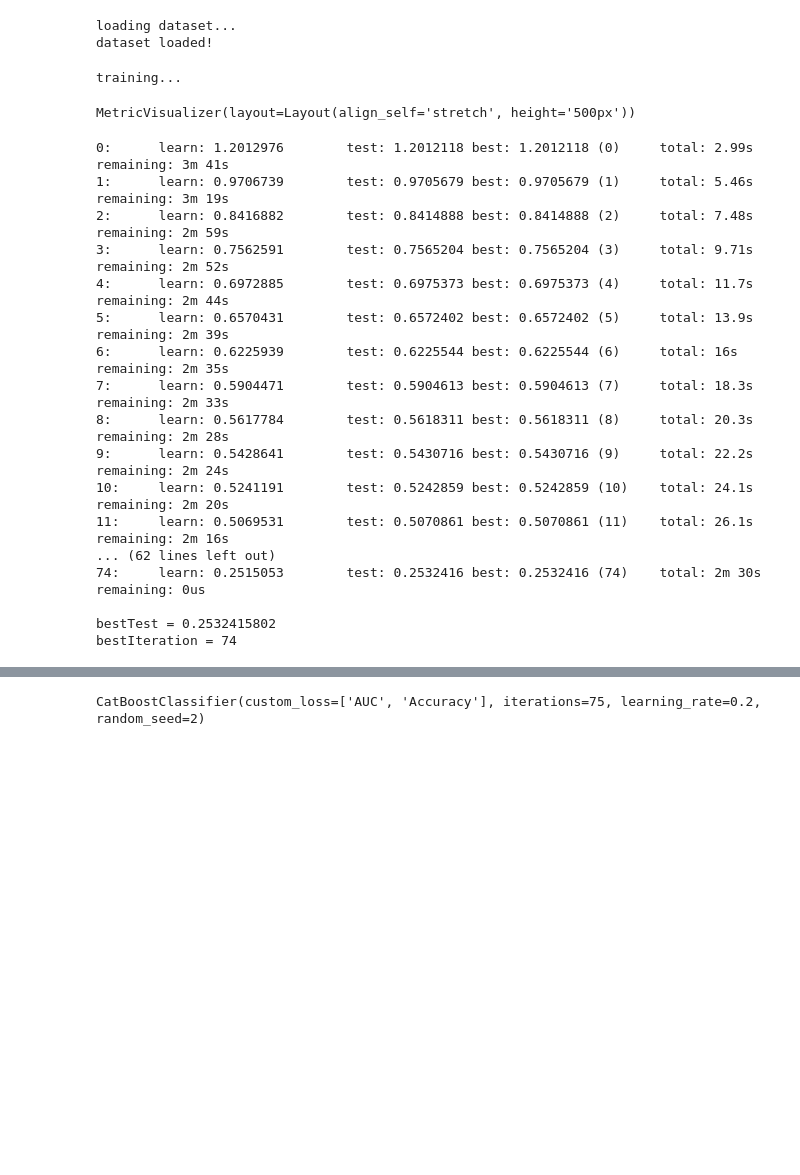
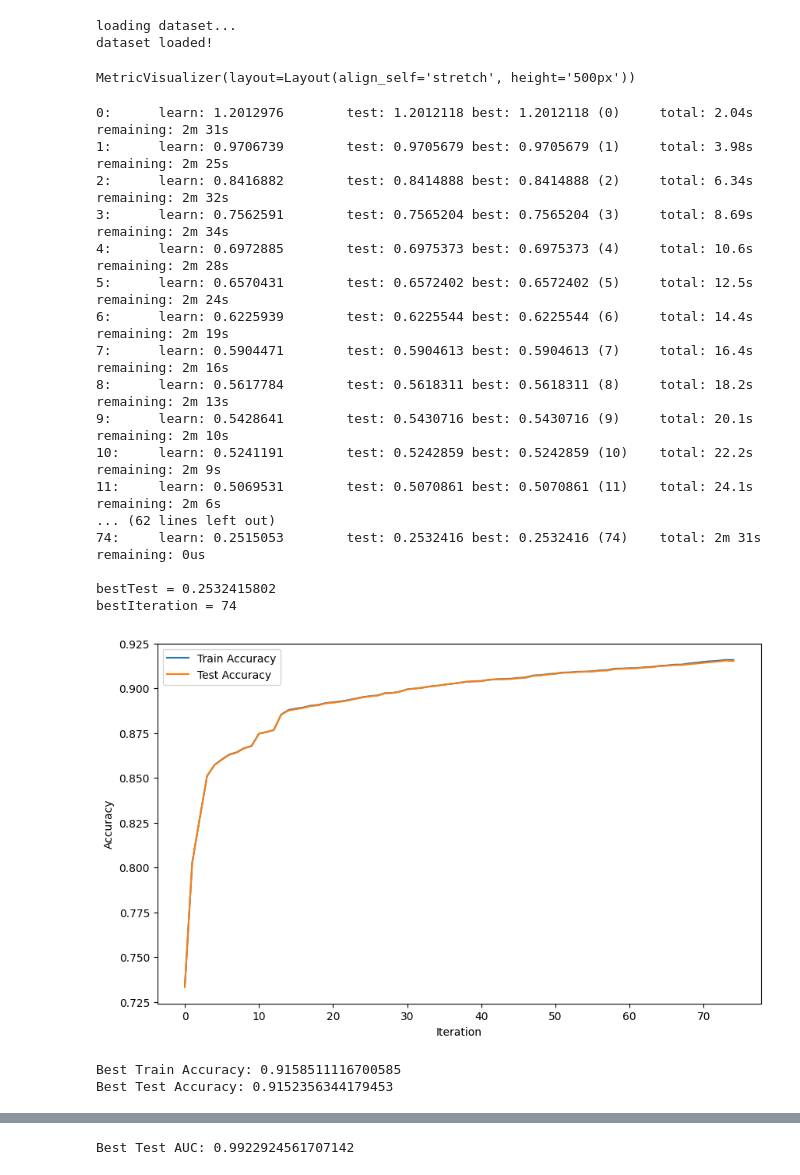
Before and after one commit to CitizensAlias/DeepLearningOscGrid, a Jupyter notebook: 4Categories.ipynb, the cells around one changed output, grey strips where cells are left out. Cells and saved outputs as stored; diff of their text form; code cells hidden in the pictures; blank space fills up the shorter version.

Commit message:
- added plots

```diff
--- a/4Categories.ipynb
+++ b/4Categories.ipynb
@@ -34,36 +35,54 @@ dataset loaded!
 # %%
 classifier = CatBoostClassifier(
     iterations=75,
     random_seed=2,
     learning_rate=0.2,
     custom_loss=['AUC', 'Accuracy']
 )
 
-print("training...")
-
 classifier.fit(
     train_features, train_labels,
     eval_set=(test_features, test_labels),
     verbose=1,
     plot=True
 )
+
+plt.figure(figsize=(10, 6))
+plt.plot(classifier.evals_result_['learn']['Accuracy'], label='Train Accuracy')
+plt.plot(classifier.evals_result_['validation']['Accuracy'], label='Test Accuracy')
+plt.xlabel('Iteration')
+plt.ylabel('Accuracy')
+plt.legend()
+plt.show()
+print(f"Best Train Accuracy: {classifier.evals_result_['learn']['Accuracy'][-1]}")
+print(f"Best Test Accuracy: {classifier.evals_result_['validation']['Accuracy'][-1]}")
+
+plt.figure(figsize=(10, 6))
+plt.plot(classifier.evals_result_['validation']['AUC:type=Mu'], label='Test AUC')
+plt.xlabel('Iteration')
+plt.ylabel('AUC')
+plt.legend()
+plt.show()
+print(f"Best Test AUC: {classifier.evals_result_['validation']['AUC:type=Mu'][-1]}")
 # %% [output]
-training...
+MetricVisualizer(layout=Layout(align_self='stretch', height='500px'))
-MetricVisualizer(layout=Layout(align_self='stretch', height='500px'))
+0:      learn: 1.2012976        test: 1.2012118 best: 1.2012118 (0)     total: 2.04s    remaining: 2m 31s
+1:      learn: 0.9706739        test: 0.9705679 best: 0.9705679 (1)     total: 3.98s    remaining: 2m 25s
+2:      learn: 0.8416882        test: 0.8414888 best: 0.8414888 (2)     total: 6.34s    remaining: 2m 32s
+3:      learn: 0.7562591        test: 0.7565204 best: 0.7565204 (3)     total: 8.69s    remaining: 2m 34s
+4:      learn: 0.6972885        test: 0.6975373 best: 0.6975373 (4)     total: 10.6s    remaining: 2m 28s
+5:      learn: 0.6570431        test: 0.6572402 best: 0.6572402 (5)     total: 12.5s    remaining: 2m 24s
+6:      learn: 0.6225939        test: 0.6225544 best: 0.6225544 (6)     total: 14.4s    remaining: 2m 19s
+7:      learn: 0.5904471        test: 0.5904613 best: 0.5904613 (7)     total: 16.4s    remaining: 2m 16s
+8:      learn: 0.5617784        test: 0.5618311 best: 0.5618311 (8)     total: 18.2s    remaining: 2m 13s
+9:      learn: 0.5428641        test: 0.5430716 best: 0.5430716 (9)     total: 20.1s    remaining: 2m 10s
+10:     learn: 0.5241191        test: 0.5242859 best: 0.5242859 (10)    total: 22.2s    remaining: 2m 9s
+11:     learn: 0.5069531        test: 0.5070861 best: 0.5070861 (11)    total: 24.1s    remaining: 2m 6s
+... (62 lines left out)
+74:     learn: 0.2515053        test: 0.2532416 best: 0.2532416 (74)    total: 2m 31s   remaining: 0us
+
+bestTest = 0.2532415802
+bestIteration = 74
+[figure, added]
-0:      learn: 1.2012976        test: 1.2012118 best: 1.2012118 (0)     total: 2.99s    remaining: 3m 41s
-1:      learn: 0.9706739        test: 0.9705679 best: 0.9705679 (1)     total: 5.46s    remaining: 3m 19s
-2:      learn: 0.8416882        test: 0.8414888 best: 0.8414888 (2)     total: 7.48s    remaining: 2m 59s
-3:      learn: 0.7562591        test: 0.7565204 best: 0.7565204 (3)     total: 9.71s    remaining: 2m 52s
-4:      learn: 0.6972885        test: 0.6975373 best: 0.6975373 (4)     total: 11.7s    remaining: 2m 44s
-5:      learn: 0.6570431        test: 0.6572402 best: 0.6572402 (5)     total: 13.9s    remaining: 2m 39s
-6:      learn: 0.6225939        test: 0.6225544 best: 0.6225544 (6)     total: 16s      remaining: 2m 35s
-7:      learn: 0.5904471        test: 0.5904613 best: 0.5904613 (7)     total: 18.3s    remaining: 2m 33s
-8:      learn: 0.5617784        test: 0.5618311 best: 0.5618311 (8)     total: 20.3s    remaining: 2m 28s
-9:      learn: 0.5428641        test: 0.5430716 best: 0.5430716 (9)     total: 22.2s    remaining: 2m 24s
-10:     learn: 0.5241191        test: 0.5242859 best: 0.5242859 (10)    total: 24.1s    remaining: 2m 20s
-11:     learn: 0.5069531        test: 0.5070861 best: 0.5070861 (11)    total: 26.1s    remaining: 2m 16s
-... (62 lines left out)
-74:     learn: 0.2515053        test: 0.2532416 best: 0.2532416 (74)    total: 2m 30s   remaining: 0us
-
-bestTest = 0.2532415802
-bestIteration = 74
+Best Train Accuracy: 0.9158511116700585
+Best Test Accuracy: 0.9152356344179453
@@ -70 +90 @@ bestIteration = 74
-CatBoostClassifier(custom_loss=['AUC', 'Accuracy'], iterations=75, learning_rate=0.2, random_seed=2)
+Best Test AUC: 0.9922924561707142
```
Also changed, not shown: parts of 3 cells of this notebook.
